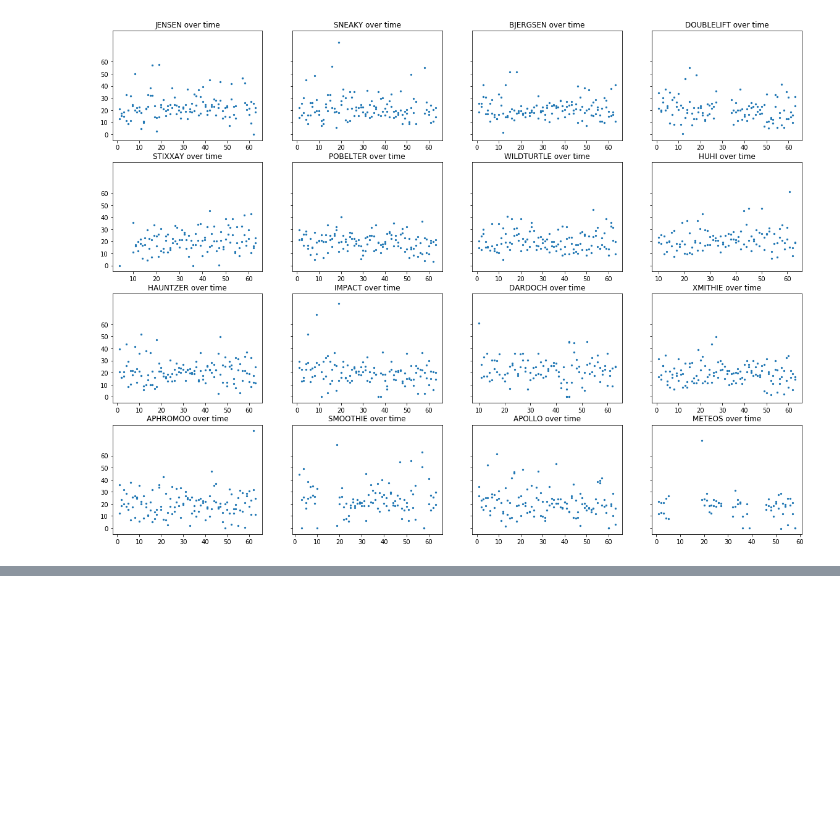
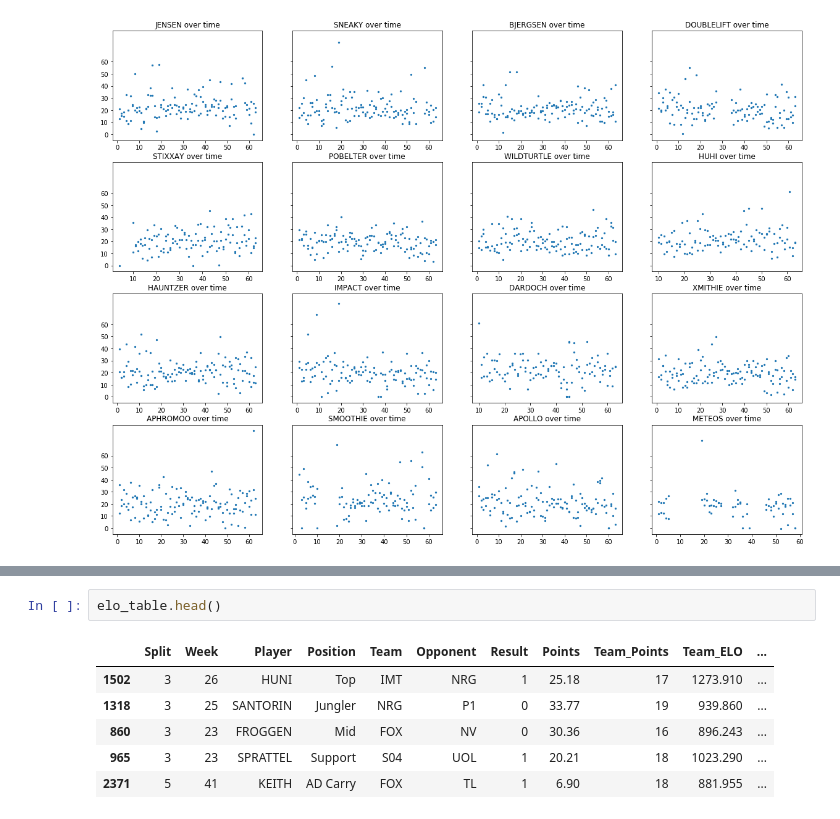
Before and after one commit to alexikerd/FLCS, a Jupyter notebook: FLCS_VIS.ipynb, the cells around one changed output, grey strips where cells are left out. Saved outputs shown, nothing was run; the diff lists cells and outputs as text; blank space fills up the shorter version.

```diff
--- a/FLCS_VIS.ipynb
+++ b/FLCS_VIS.ipynb
@@ -406,0 +380,9 @@ weighted_table
+# %%
+elo_table.head()
+# %% [output]
+|  | Split | Week | Player | Position | Team | Opponent | Result | Points | Team_Points | Team_ELO | ... |
+| 1502 | 3 | 26 | HUNI | Top | IMT | NRG | 1 | 25.18 | 17 | 1273.910 | ... |
+| 1318 | 3 | 25 | SANTORIN | Jungler | NRG | P1 | 0 | 33.77 | 19 | 939.860 | ... |
+| 860 | 3 | 23 | FROGGEN | Mid | FOX | NV | 0 | 30.36 | 16 | 896.243 | ... |
+| 965 | 3 | 23 | SPRATTEL | Support | S04 | UOL | 1 | 20.21 | 18 | 1023.290 | ... |
+| 2371 | 5 | 41 | KEITH | AD Carry | FOX | TL | 1 | 6.90 | 18 | 881.955 | ... |
```
Also changed, not shown: parts of 10 cells of this notebook, 2 other files.
